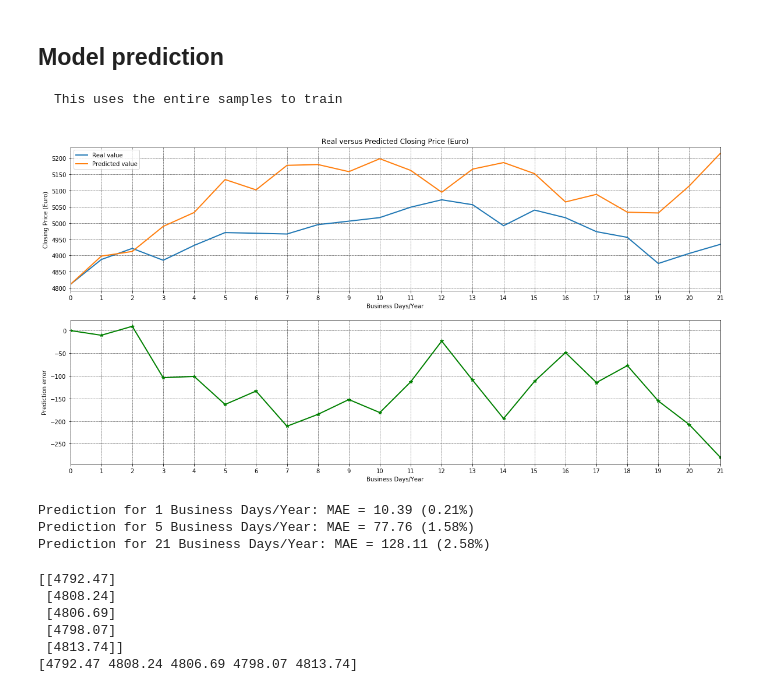
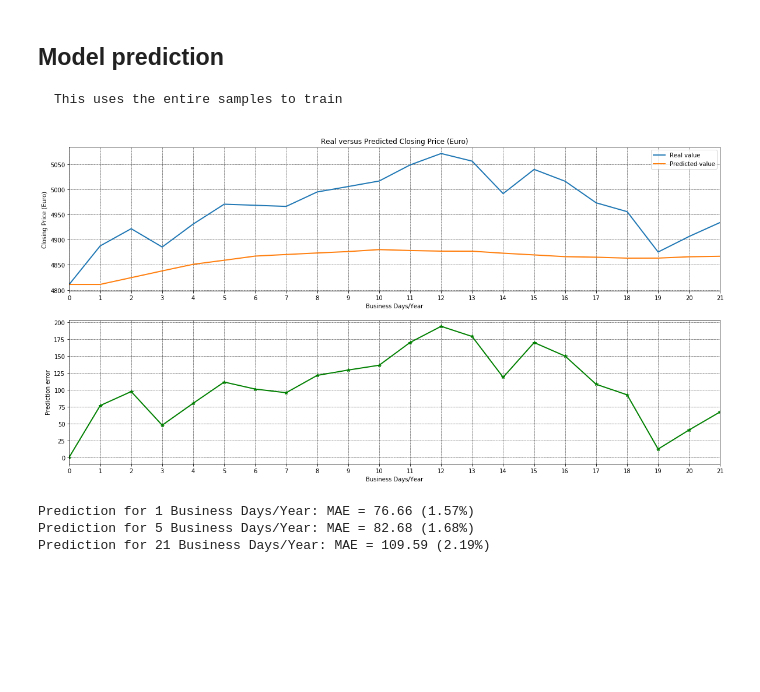
Before and after one commit to DidierRLopes/UnivariateTimeSeriesForecast, a Jupyter notebook: DNN_usualApproach.ipynb, the cells around one changed output. Drawn from its saved outputs; the diff is of its cells as text; code cells hidden in the pictures; blank space fills up the shorter version.

Commit message:
DiffLog implementation finished predictionwise

```diff
--- a/DNN_usualApproach.ipynb
+++ b/DNN_usualApproach.ipynb
@@ -90,8 +90,8 @@ def printMAEpred(y_true, y_pred, horizonSteps):
 # Revert diffLogSeries values to real scale values using initialValue (Diff(Log(x)) -> x)
 def revertLogDiff(initialValue, diffLogSeries):
     original = initialValue
-    for i in np.arange(len(diffLoggSeries)):
-        original = np.append(original, original[-1]*(np.e**diffLoggSeries[i]))
+    for i in np.arange(len(diffLogSeries)-1):
+        original = np.append(original, original[-1]*(np.e**diffLogSeries[i]))
     return original
 # %% [markdown]
 # Training Deep Neural Network
@@ -104,13 +104,9 @@ def revertLogDiff(initialValue, diffLogSeries):
         - Stationarity techniques
         - Working with residuals
 # %%
-# Slicing data
+# Allows training data to be sliced
 series_input = df_train.values[-2*12*21:]
-
-# Standardization/Normalization
-scaler = StandardScaler() # Standardization
-# scaler = Normalizer() # Normalization
-# series_input = scaler.fit_transform(series_input)
+saved_series_input = series_input
 
 # Smoothing
 #gamma = 0.3
@@ -119,12 +115,17 @@ scaler = StandardScaler() # Standardization
 #    ExpMA = gamma*series_input[i] + (1-gamma)*ExpMA
 #    series_input[i] = ExpMA
 
-# Stationarity techniques
-series_input = np.log(pd.DataFrame(series_input)).diff().dropna().values
+# Select between 'Normalization', 'Standardization', 'DiffLog'
+PreProcessing_str = 'DiffLog'
 
-
-# Residuals
-#TODO
+if (PreProcessing_str == 'Normalization'):
+    scaler = MinMaxScaler()
+    series_input = scaler.fit_transform(series_input)
+elif (PreProcessing_str == 'Standardization'):
+    scaler = StandardScaler()
+    series_input = scaler.fit_transform(series_input)
+elif (PreProcessing_str == 'DiffLog'):
+    series_input = np.log(pd.DataFrame(series_input)).diff().dropna().values
 # %% [markdown]
 ## Model Selection (tune hyper-parameters)
     In this work, the models to be used will be:
@@ -156,7 +157,9 @@ train_epochs = 100
 
 model = Sequential()
 if (NN_str == 'MLP'):
-    model.add(Dense(200, activation='relu', input_dim=n_steps_input))
+    model.add(Dense(100, activation='relu', input_dim=n_steps_input))
+    model.add(Dense(50, activation='relu'))
+    model.add(Dense(25, activation='relu'))
     model.add(Dense(stepsToForecast[-1], activation='linear'))
 elif (NN_str == 'RNN'):
     model.add(SimpleRNN(100, input_shape=(n_steps_input, 1), activation='relu', return_sequences=True))
@@ -352,52 +355,42 @@ if (NN_str == 'MLP'):
 else:
     yhat = model.predict(series_input[-n_steps_input:].reshape(1, n_steps_input, 1), verbose=0)
 
-#plt.plot()
 y_pred_test = yhat.tolist()
-y_pred_test = scaler.inverse_transform(y_pred_test)
+
+if PreProcessing_str in ['Normalization', 'Standardization']:
+    y_pred_test = scaler.inverse_transform(y_pred_test)
+elif PreProcessing_str == 'DiffLog':
+    y_pred_test = revertLogDiff(saved_series_input[-1], y_pred_test[0])
 
 predictions_array = np.array(y_pred_test).flatten()
 
 real_array = np.array(df_test.values).flatten()
 
 # plot results
 plt.figure(figsize=(20,10))
 plt.subplot(211)
 plt.title('Real versus Predicted ' + ylab)
-plt.plot(range(0,len(real_array)+1), np.concatenate((scaler.inverse_transform(series_input[-1]), real_array), axis=0), linewidth=2)
-plt.plot(range(0,len(predictions_array)+1), np.concatenate((scaler.inverse_transform(series_input[-1]), predictions_array), axis=0), linewidth=2)
+plt.plot(range(0,len(real_array)+1), np.concatenate((saved_series_input[-1], real_array), axis=0), linewidth=2)
+plt.plot(range(0,len(predictions_array)+1), np.concatenate((saved_series_input[-1], predictions_array), axis=0), linewidth=2)
 plt.xlim([0,len(predictions_array)])
 plt.xticks(np.arange(0, len(predictions_array)+1, step=1))
 plt.grid(color='k', linestyle='--', linewidth=.5)
 plt.xlabel(xlab)
 plt.ylabel(ylab)
 plt.legend(['Real value', 'Predicted value'])
 
 plt.subplot(212)
 plt.plot(range(0,len(real_array-predictions_array)+1), np.concatenate((np.array([0]), real_array-predictions_array), axis=0), 'g-*', linewidth=2)
 plt.xticks(np.arange(0, len(predictions_array)+1, step=1))
 plt.xlim([0,len(predictions_array)])
 plt.xlabel(xlab)
 plt.ylabel('Prediction error')
 plt.grid(color='k', linestyle='--', linewidth=.5)
 plt.show()
 
 printMAEpred(real_array, predictions_array, stepsToForecast)
 # %% [output]
-[figure, old version]
+[figure, new version]
-Prediction for 1 Business Days/Year: MAE = 10.39 (0.21%)
-Prediction for 5 Business Days/Year: MAE = 77.76 (1.58%)
-Prediction for 21 Business Days/Year: MAE = 128.11 (2.58%)
+Prediction for 1 Business Days/Year: MAE = 76.66 (1.57%)
+Prediction for 5 Business Days/Year: MAE = 82.68 (1.68%)
+Prediction for 21 Business Days/Year: MAE = 109.59 (2.19%)
-# %%
-series_original = df_train.values[-5:]
-print(series_original)
-
-series2transformBack = np.log(pd.DataFrame(series_original)).diff().dropna().values
-print(revertLogDiff(series_original[0], series2transformBack))
-# %% [output]
-[[4792.47]
- [4808.24]
- [4806.69]
- [4798.07]
- [4813.74]]
-[4792.47 4808.24 4806.69 4798.07 4813.74]
```
Also changed, not shown: parts of 1 cell of this notebook.
